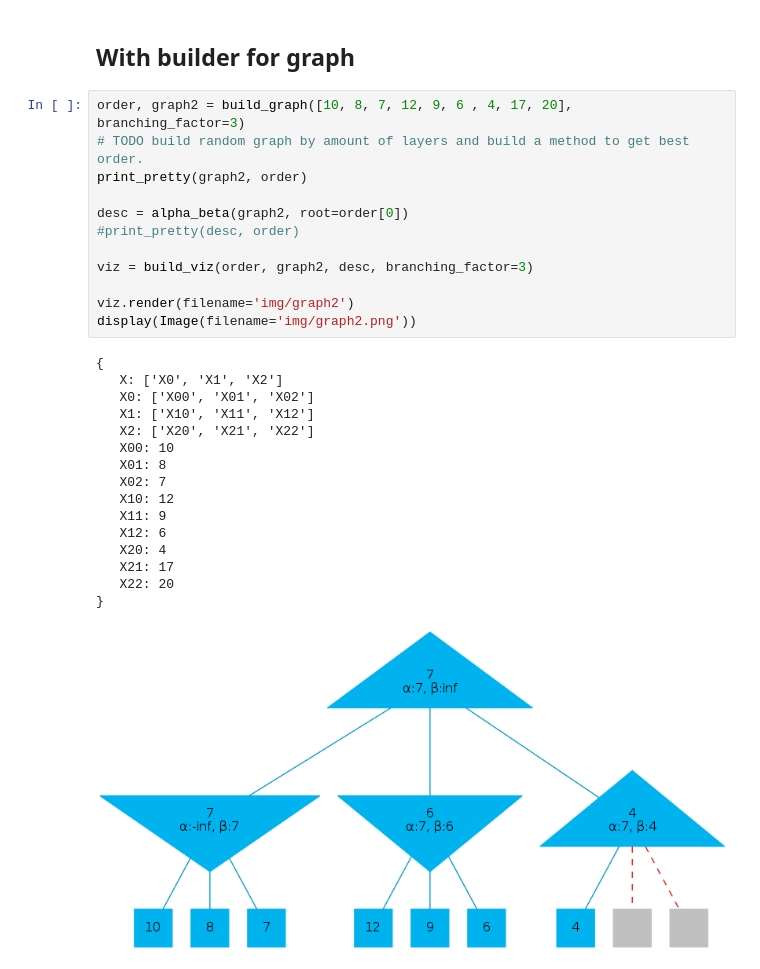
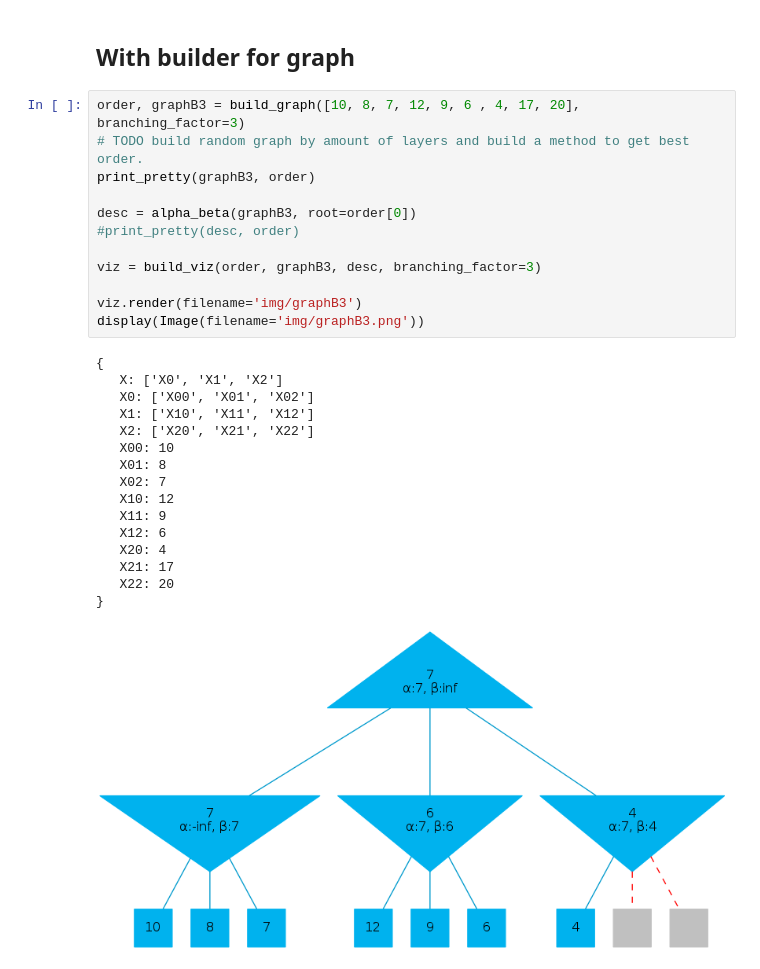
Before and after one commit to Mufas61/alpha-beta-pruning, a Jupyter notebook: graphviz.ipynb, the cells around one changed output. Saved outputs shown, nothing was run; the diff lists cells and outputs as text.

```diff
--- a/graphviz.ipynb
+++ b/graphviz.ipynb
@@ -87,31 +73,31 @@ display(Image(filename='img/graph.png'))
 # %% [markdown]
 ## With builder for graph
 # %%
-order, graph2 = build_graph([10, 8, 7, 12, 9, 6 , 4, 17, 20], branching_factor=3)
+order, graphB3 = build_graph([10, 8, 7, 12, 9, 6 , 4, 17, 20], branching_factor=3)
 # TODO build random graph by amount of layers and build a method to get best order.
-print_pretty(graph2, order)
+print_pretty(graphB3, order)
 
-desc = alpha_beta(graph2, root=order[0])
+desc = alpha_beta(graphB3, root=order[0])
 #print_pretty(desc, order)
 
-viz = build_viz(order, graph2, desc, branching_factor=3)
+viz = build_viz(order, graphB3, desc, branching_factor=3)
 
-viz.render(filename='img/graph2')
-display(Image(filename='img/graph2.png'))
+viz.render(filename='img/graphB3')
+display(Image(filename='img/graphB3.png'))
 # %% [output]
 {
    X: ['X0', 'X1', 'X2']
    X0: ['X00', 'X01', 'X02']
    X1: ['X10', 'X11', 'X12']
    X2: ['X20', 'X21', 'X22']
    X00: 10
    X01: 8
    X02: 7
    X10: 12
    X11: 9
    X12: 6
    X20: 4
    X21: 17
    X22: 20
 }
-[figure, old version]
+[figure, new version]
```
Also changed, not shown: parts of 8 cells of this notebook, 8 other files.
